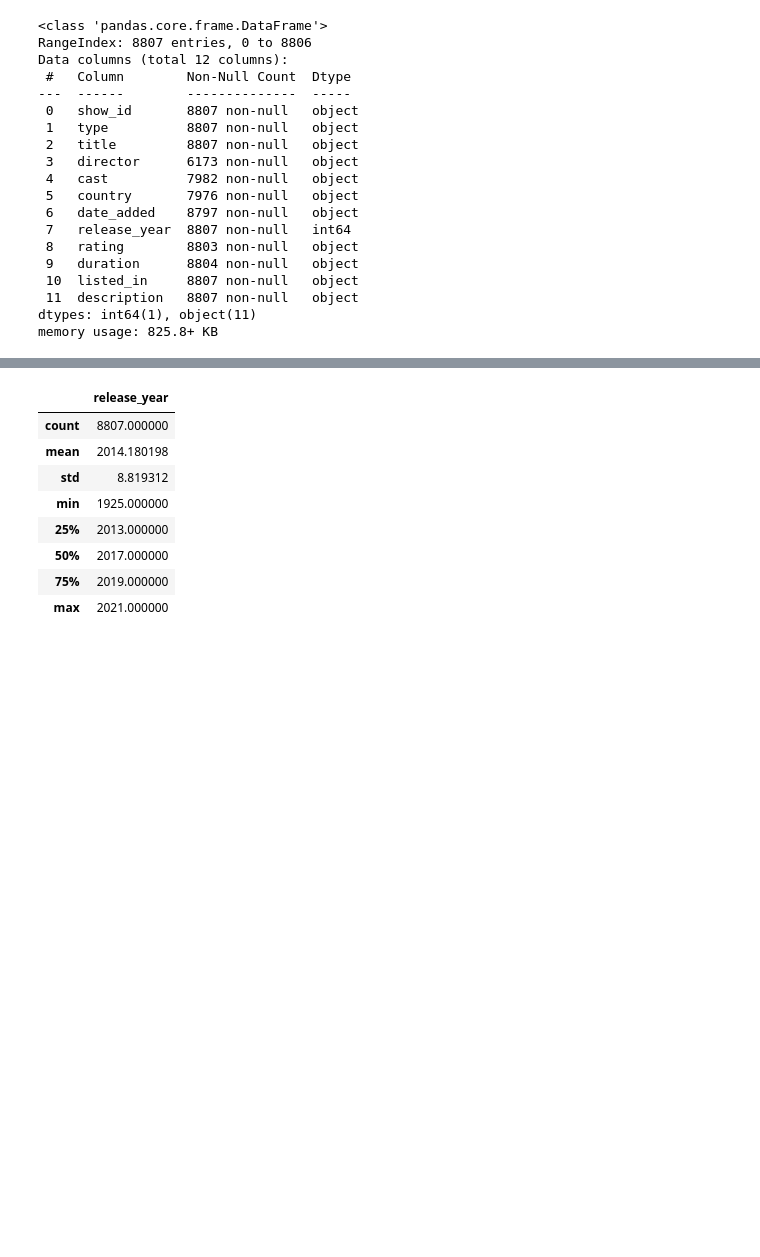
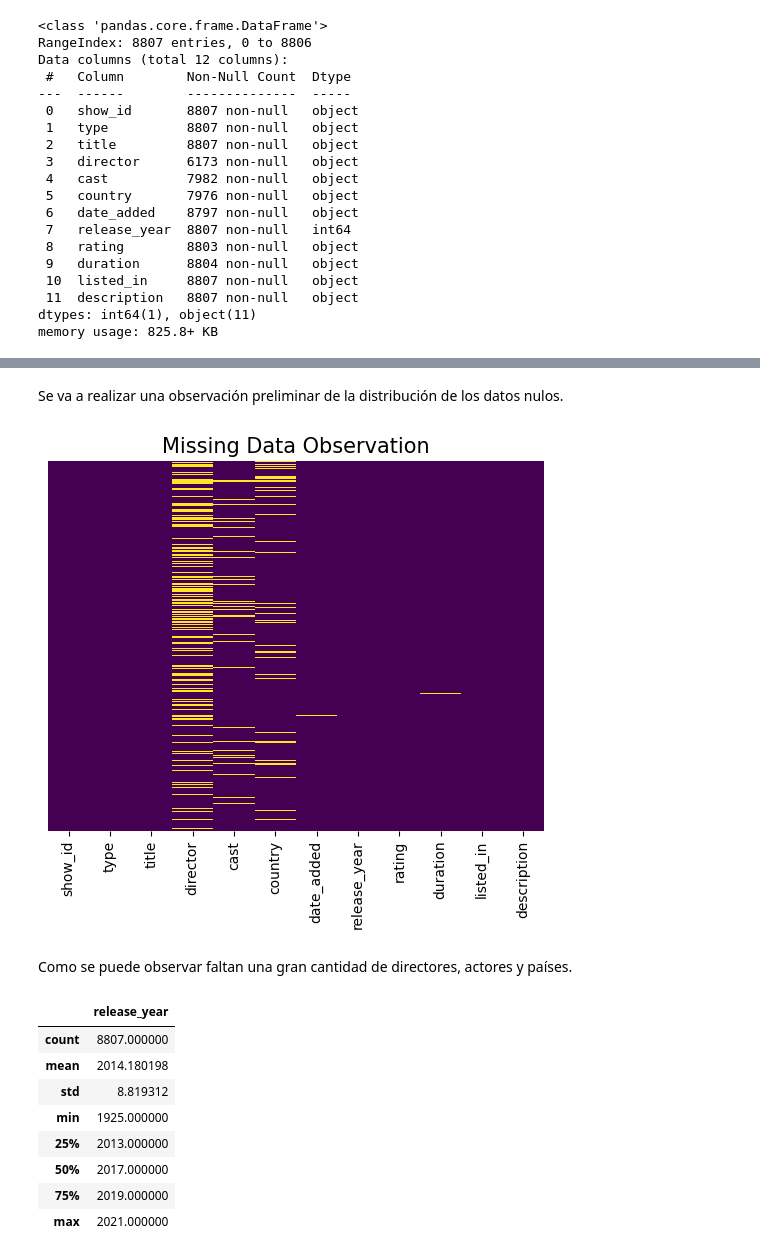
Before and after one commit to robertomartinezedu/Curso-IA-BigData, a Jupyter notebook: PIA/EntregaUd3.ipynb, the cells around one changed output, grey strips where cells are left out. Drawn from its saved outputs; the diff is of its cells as text; code cells hidden in the pictures; blank space fills up the shorter version.

```diff
--- a/PIA/EntregaUd3.ipynb
+++ b/PIA/EntregaUd3.ipynb
@@ -18,5 +20,5 @@ netflix_titles.csv
 # %%
 import os
 csv_file_path = os.path.join(path,"netflix_titles.csv")
-df = pd.read_csv(csv_file_path)
+netflix_df = pd.read_csv(csv_file_path)
 # %%
@@ -44 +62,12 @@ memory usage: 825.8+ KB
+# %% [markdown]
+Se va a realizar una observación preliminar de la distribución de los datos nulos.
+# %%
+import matplotlib.pyplot as plt
+sns.heatmap(netflix_df.isnull(),yticklabels=False,cbar=False,cmap='viridis');
+plt.title("Missing Data Observation", fontsize = 15)
+plt.show()
+# %% [output]
+[figure, added]
+# %% [markdown]
+Como se puede observar faltan una gran cantidad de directores, actores y países.
 # %%
```
Also changed, not shown: parts of 8 cells of this notebook.
